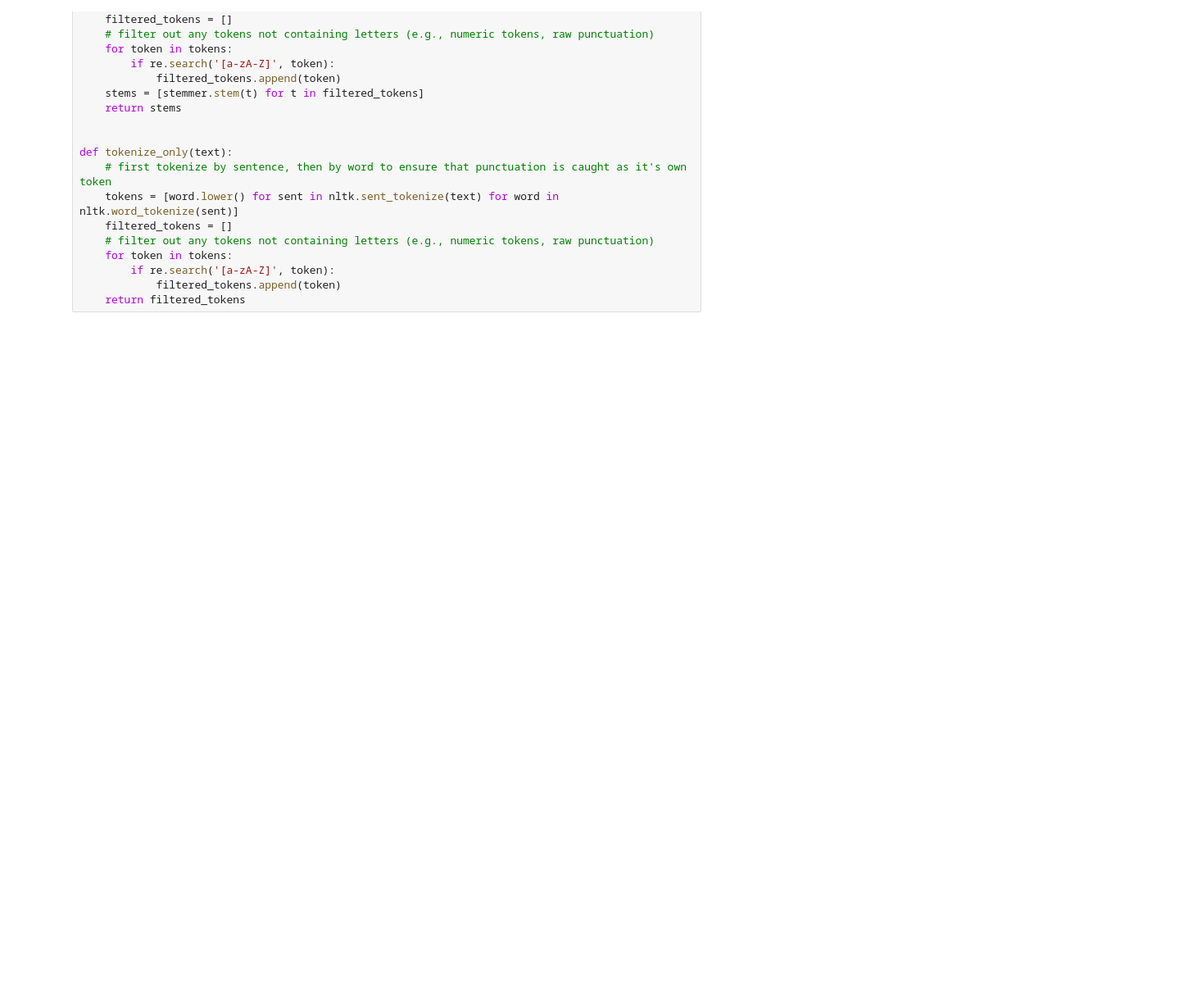
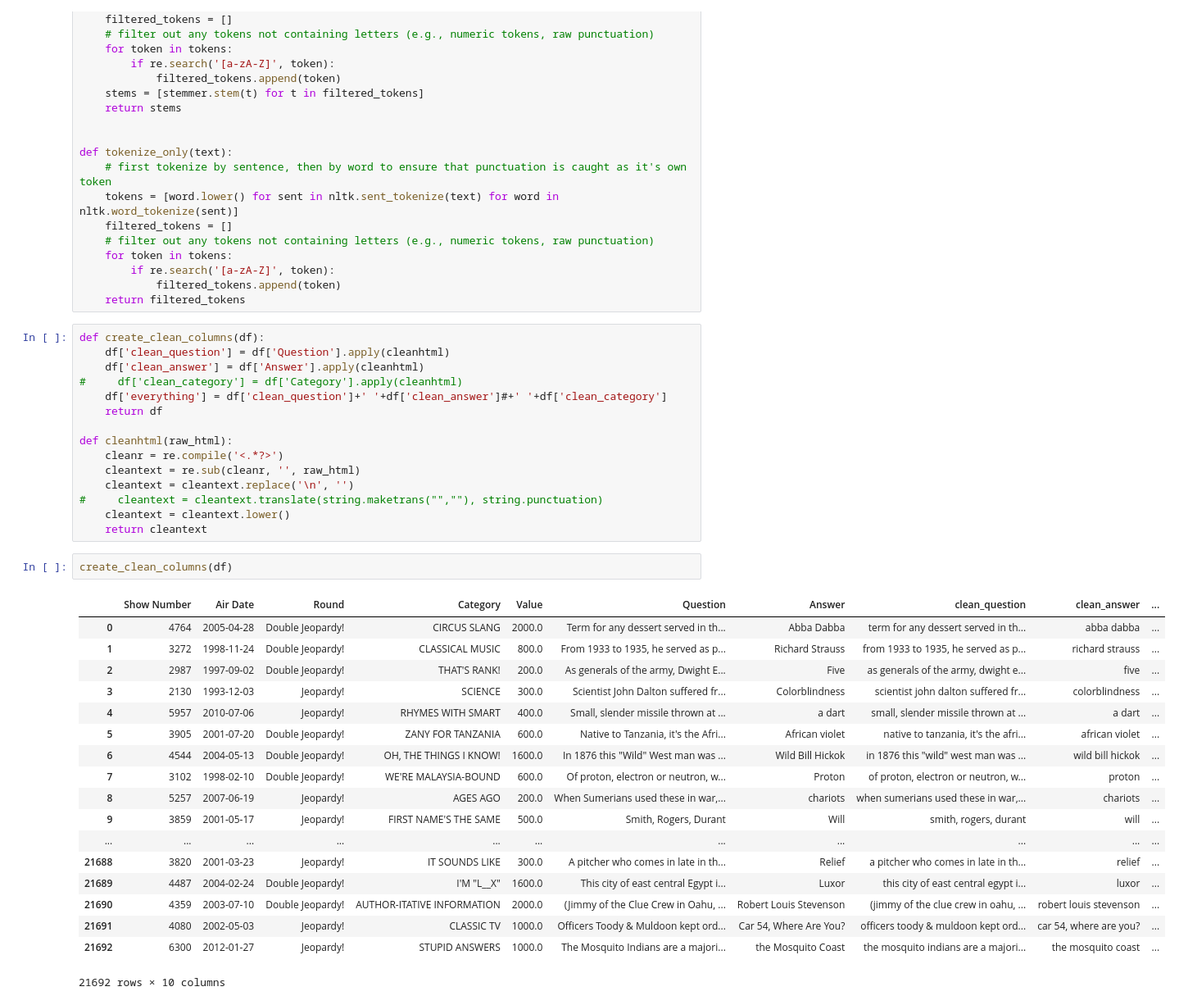
Before and after one commit to nfranchetti/Jeopardy, a Jupyter notebook: clustering_first_steps.ipynb, the cells around one changed output. Shown: that part at 82% size. Saved outputs shown, nothing was run; the diff lists cells and outputs as text; blank space fills up the shorter version.

```diff
--- a/clustering_first_steps.ipynb
+++ b/clustering_first_steps.ipynb
@@ -109,4 +110,40 @@ def tokenize_only(text):
         if re.search('[a-zA-Z]', token):
             filtered_tokens.append(token)
     return filtered_tokens
+# %%
+def create_clean_columns(df):
+    df['clean_question'] = df['Question'].apply(cleanhtml)
+    df['clean_answer'] = df['Answer'].apply(cleanhtml)
+#     df['clean_category'] = df['Category'].apply(cleanhtml)
+    df['everything'] = df['clean_question']+' '+df['clean_answer']#+' '+df['clean_category']
+    return df
+
+def cleanhtml(raw_html):
+    cleanr = re.compile('<.*?>')
+    cleantext = re.sub(cleanr, '', raw_html)
+    cleantext = cleantext.replace('\n', '')
+#     cleantext = cleantext.translate(string.maketrans("",""), string.punctuation)
+    cleantext = cleantext.lower()
+    return cleantext
+# %%
+create_clean_columns(df)
+# %% [output]
+|  | Show Number | Air Date | Round | Category | Value | Question | Answer | clean_question | clean_answer | ... |
+| 0 | 4764 | 2005-04-28 | Double Jeopardy! | CIRCUS SLANG | 2000.0 | Term for any dessert served in th... | Abba Dabba | term for any dessert served in th... | abba dabba | ... |
+| 1 | 3272 | 1998-11-24 | Double Jeopardy! | CLASSICAL MUSIC | 800.0 | From 1933 to 1935, he served as p... | Richard Strauss | from 1933 to 1935, he served as p... | richard strauss | ... |
+| 2 | 2987 | 1997-09-02 | Double Jeopardy! | THAT'S RANK! | 200.0 | As generals of the army, Dwight E... | Five | as generals of the army, dwight e... | five | ... |
+| 3 | 2130 | 1993-12-03 | Jeopardy! | SCIENCE | 300.0 | Scientist John Dalton suffered fr... | Colorblindness | scientist john dalton suffered fr... | colorblindness | ... |
+| 4 | 5957 | 2010-07-06 | Jeopardy! | RHYMES WITH SMART | 400.0 | Small, slender missile thrown at ... | a dart | small, slender missile thrown at ... | a dart | ... |
+| 5 | 3905 | 2001-07-20 | Double Jeopardy! | ZANY FOR TANZANIA | 600.0 | Native to Tanzania, it's the Afri... | African violet | native to tanzania, it's the afri... | african violet | ... |
+| 6 | 4544 | 2004-05-13 | Double Jeopardy! | OH, THE THINGS I KNOW! | 1600.0 | In 1876 this "Wild" West man was ... | Wild Bill Hickok | in 1876 this "wild" west man was ... | wild bill hickok | ... |
+| 7 | 3102 | 1998-02-10 | Double Jeopardy! | WE'RE MALAYSIA-BOUND | 600.0 | Of proton, electron or neutron, w... | Proton | of proton, electron or neutron, w... | proton | ... |
+| 8 | 5257 | 2007-06-19 | Jeopardy! | AGES AGO | 200.0 | When Sumerians used these in war,... | chariots | when sumerians used these in war,... | chariots | ... |
+| 9 | 3859 | 2001-05-17 | Jeopardy! | FIRST NAME'S THE SAME | 500.0 | Smith, Rogers, Durant | Will | smith, rogers, durant | will | ... |
+| ... | ... | ... | ... | ... | ... | ... | ... | ... | ... | ... |
+| 21688 | 3820 | 2001-03-23 | Jeopardy! | IT SOUNDS LIKE | 300.0 | A pitcher who comes in late in th... | Relief | a pitcher who comes in late in th... | relief | ... |
+| 21689 | 4487 | 2004-02-24 | Double Jeopardy! | I'M "L__X" | 1600.0 | This city of east central Egypt i... | Luxor | this city of east central egypt i... | luxor | ... |
+| 21690 | 4359 | 2003-07-10 | Double Jeopardy! | AUTHOR-ITATIVE INFORMATION | 2000.0 | (Jimmy of the Clue Crew in Oahu, ... | Robert Louis Stevenson | (jimmy of the clue crew in oahu, ... | robert louis stevenson | ... |
+| 21691 | 4080 | 2002-05-03 | Jeopardy! | CLASSIC TV | 1000.0 | Officers Toody & Muldoon kept ord... | Car 54, Where Are You? | officers toody & muldoon kept ord... | car 54, where are you? | ... |
+| 21692 | 6300 | 2012-01-27 | Jeopardy! | STUPID ANSWERS | 1000.0 | The Mosquito Indians are a majori... | the Mosquito Coast | the mosquito indians are a majori... | the mosquito coast | ... |
+21692 rows × 10 columns
 # %%
```
Also changed, not shown: parts of 15 cells of this notebook.
